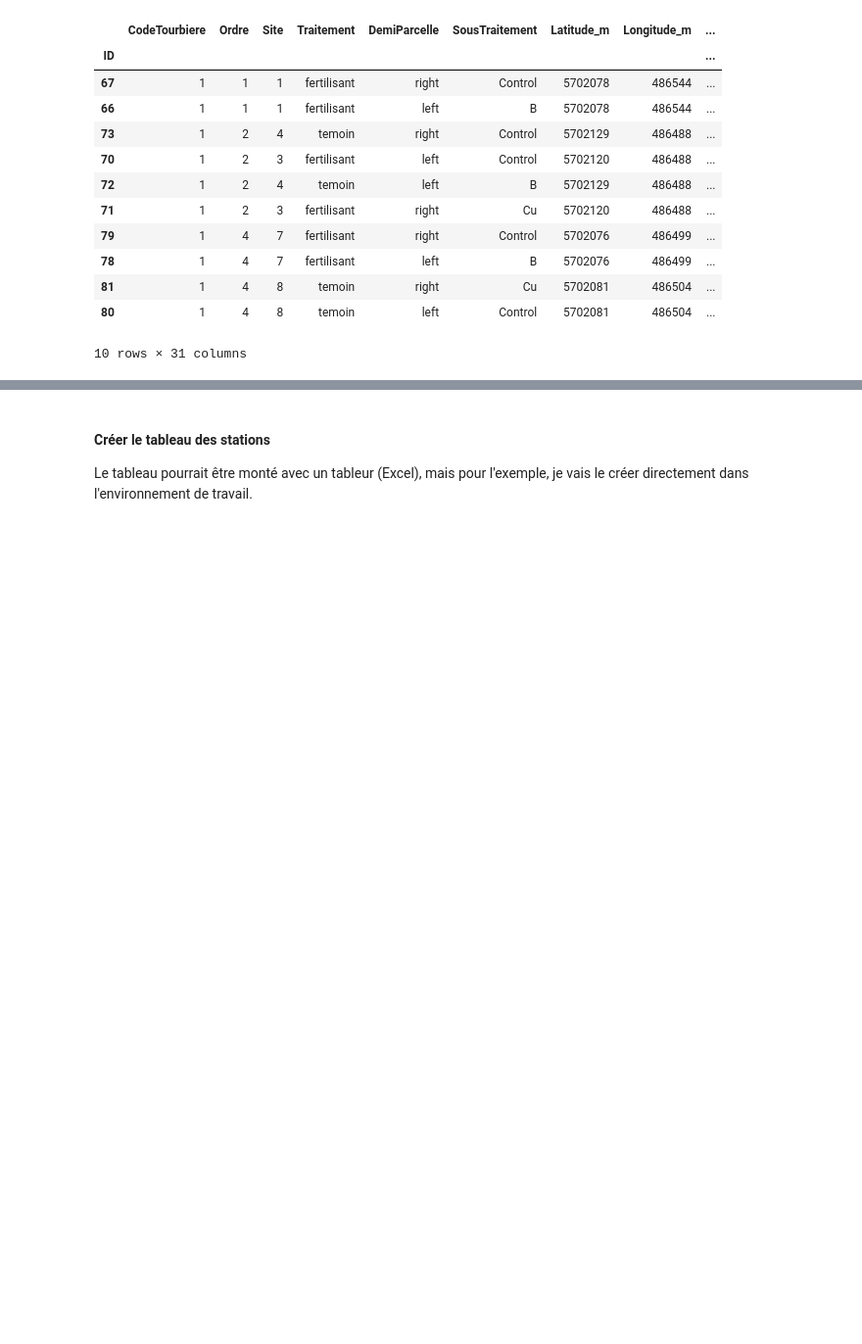
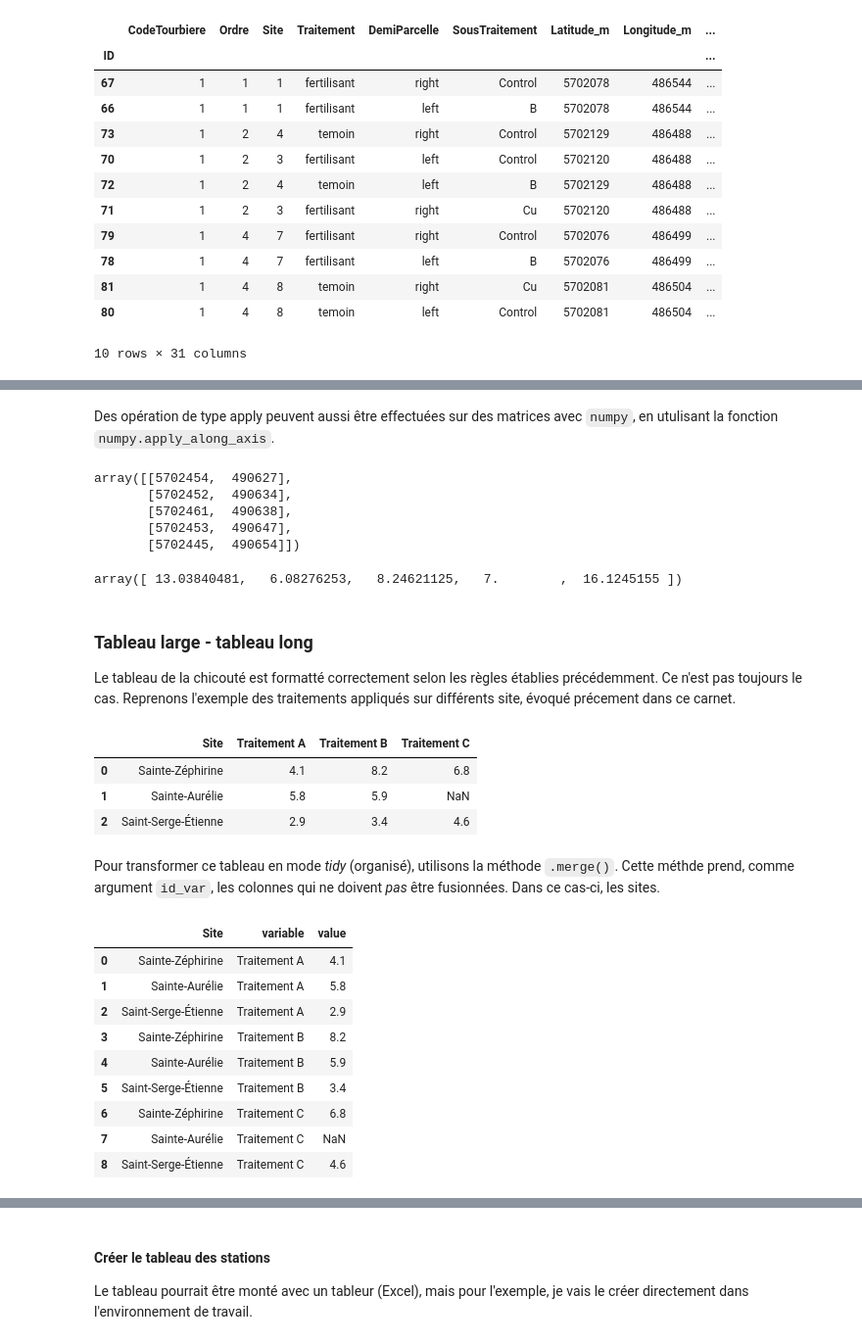
Before and after one commit to essicolo/ecologie-mathematique-Py, a Jupyter notebook: 3_Donnees/3_data.ipynb, the cells around one changed output, grey strips where cells are left out. Shown at 98% size. Cells and saved outputs as stored; diff of their text form; code cells hidden in the pictures; blank space fills up the shorter version.

```diff
--- a/3_Donnees/3_data.ipynb
+++ b/3_Donnees/3_data.ipynb
@@ -737,0 +777,45 @@ chicoute.sort_values(by='Rendement_g.5m2', ascending=False).head(10)
+# %% [markdown]
+Des opération de type apply peuvent aussi être effectuées sur des matrices avec `numpy`, en utulisant la fonction `numpy.apply_along_axis`.
+# %%
+coord = chicoute.loc[0:5, ['Latitude_m', 'Longitude_m']].as_matrix()
+coord
+# %% [output]
+array([[5702454,  490627],
+       [5702452,  490634],
+       [5702461,  490638],
+       [5702453,  490647],
+       [5702445,  490654]])
+# %%
+np.apply_along_axis(func1d=lambda x: np.sqrt((x[0]-5702453)**2 + (x[1]-490640)**2), axis=1, arr=coord)
+# %% [output]
+array([ 13.03840481,   6.08276253,   8.24621125,   7.        ,  16.1245155 ])
+# %% [markdown]
+### Tableau large - tableau long
+
+Le tableau de la chicouté est formatté correctement selon les règles établies précédemment. Ce n'est pas toujours le cas. Reprenons l'exemple des traitements appliqués sur différents site, évoqué précement dans ce carnet.
+# %%
+experience = pd.DataFrame({'Site': ['Sainte-Zéphirine', 'Sainte-Aurélie', 'Saint-Serge-Étienne'],
+                           'Traitement A': [4.1, 5.8, 2.9], 'Traitement B': [8.2, 5.9, 3.4],
+                           'Traitement C': [6.8, np.NaN, 4.6]})
+experience
+# %% [output]
+|  | Site | Traitement A | Traitement B | Traitement C |
+| 0 | Sainte-Zéphirine | 4.1 | 8.2 | 6.8 |
+| 1 | Sainte-Aurélie | 5.8 | 5.9 | NaN |
+| 2 | Saint-Serge-Étienne | 2.9 | 3.4 | 4.6 |
+# %% [markdown]
+Pour transformer ce tableau en mode *tidy* (organisé), utilisons la méthode `.merge()`. Cette méthde prend, comme argument `id_var`, les colonnes qui ne doivent *pas* être fusionnées. Dans ce cas-ci, les sites.
+# %%
+experience_tidy = experience.melt(id_vars='Site')
+experience_tidy
+# %% [output]
+|  | Site | variable | value |
+| 0 | Sainte-Zéphirine | Traitement A | 4.1 |
+| 1 | Sainte-Aurélie | Traitement A | 5.8 |
+| 2 | Saint-Serge-Étienne | Traitement A | 2.9 |
+| 3 | Sainte-Zéphirine | Traitement B | 8.2 |
+| 4 | Sainte-Aurélie | Traitement B | 5.9 |
+| 5 | Saint-Serge-Étienne | Traitement B | 3.4 |
+| 6 | Sainte-Zéphirine | Traitement C | 6.8 |
+| 7 | Sainte-Aurélie | Traitement C | NaN |
+| 8 | Saint-Serge-Étienne | Traitement C | 4.6 |
```
Also changed, not shown: parts of 41 cells of this notebook, 4 other files.
